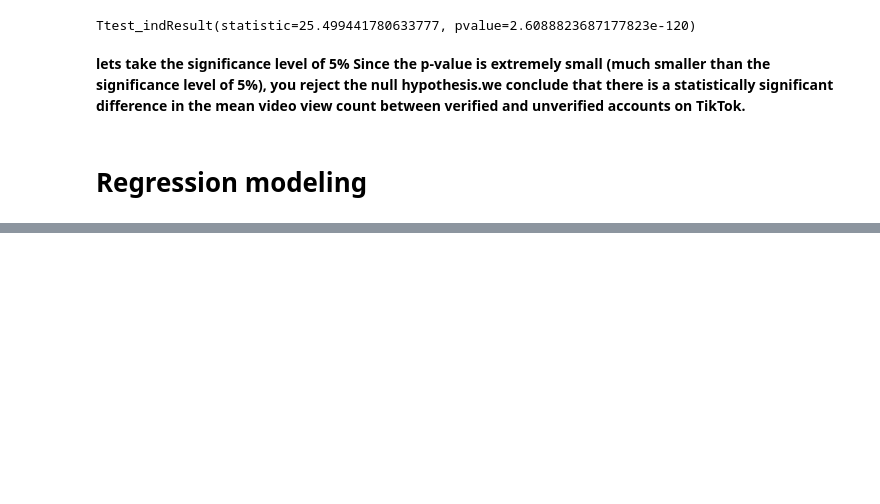
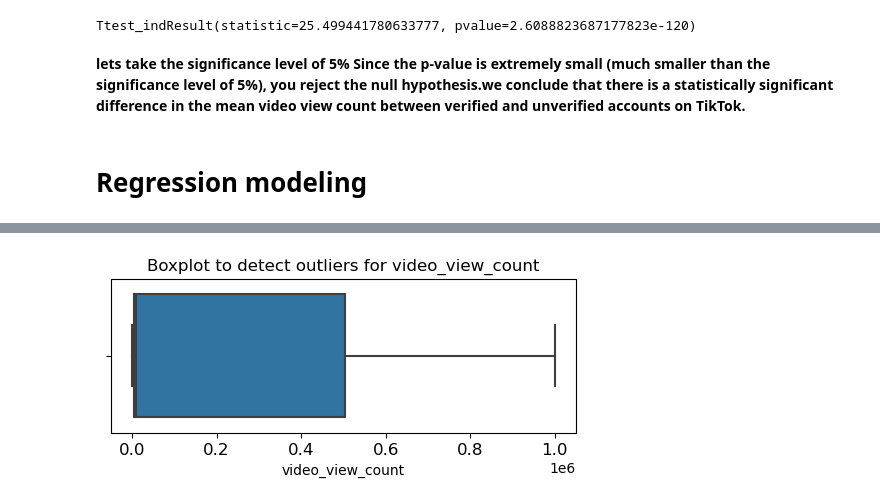
Before and after one commit to Mustafa777Xo/TikTok, a Jupyter notebook: tiktok_classfication.ipynb, the cells around one changed output, grey strips where cells are left out. Cells and saved outputs as stored; diff of their text form; code cells hidden in the pictures; blank space fills up the shorter version.

```diff
--- a/tiktok_classfication.ipynb
+++ b/tiktok_classfication.ipynb
@@ -444,0 +469,10 @@ from sklearn.metrics import confusion_matrix, ConfusionMatrixDisplay
+# %%
+# Create a boxplot to visualize distribution of `video_view_count`
+plt.figure(figsize=(6,2))
+plt.title('Boxplot to detect outliers for video_view_count', fontsize=12)
+plt.xticks(fontsize=12)
+plt.yticks(fontsize=12)
+sns.boxplot(x=data['video_view_count'])
+plt.show()
+# %% [output]
+[figure, added]
```
Also changed, not shown: parts of 18 cells of this notebook.
